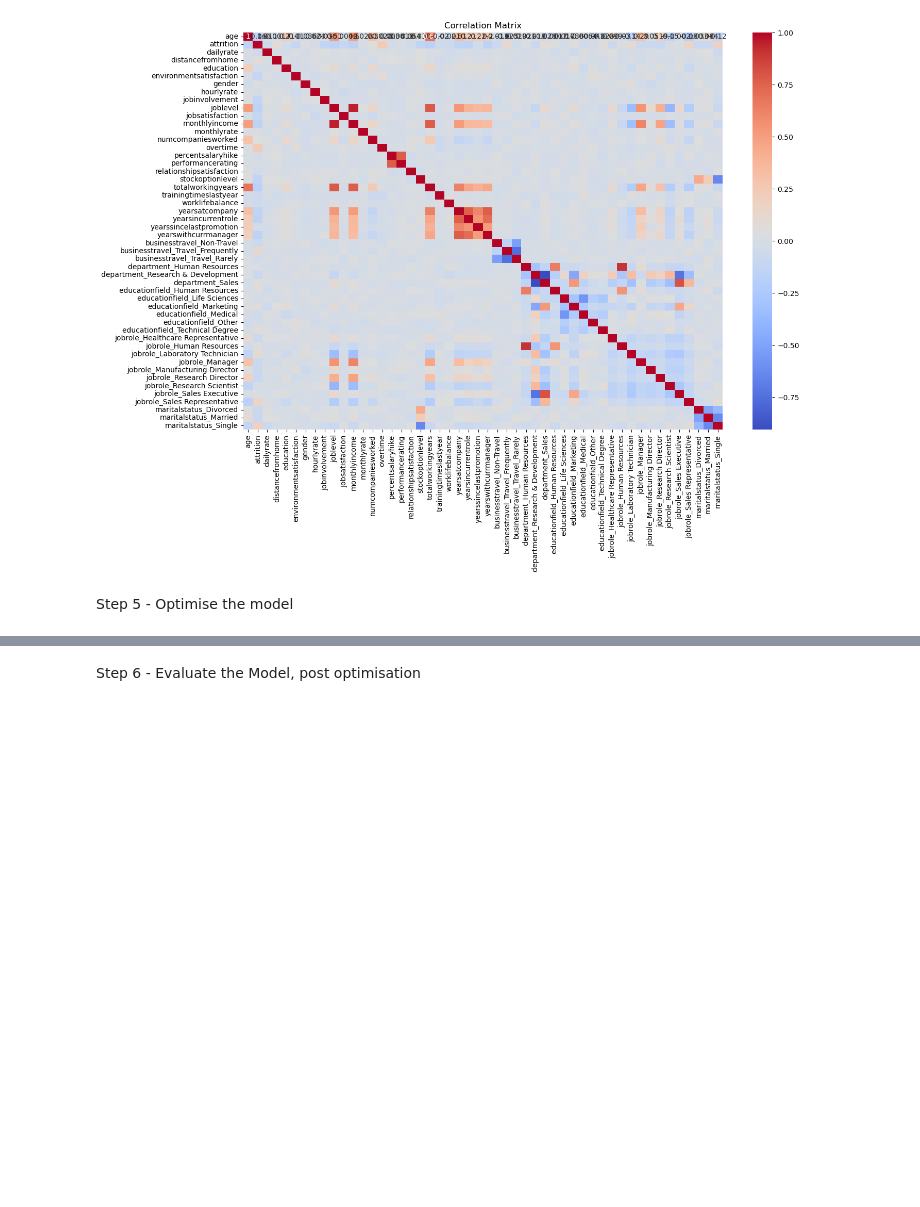
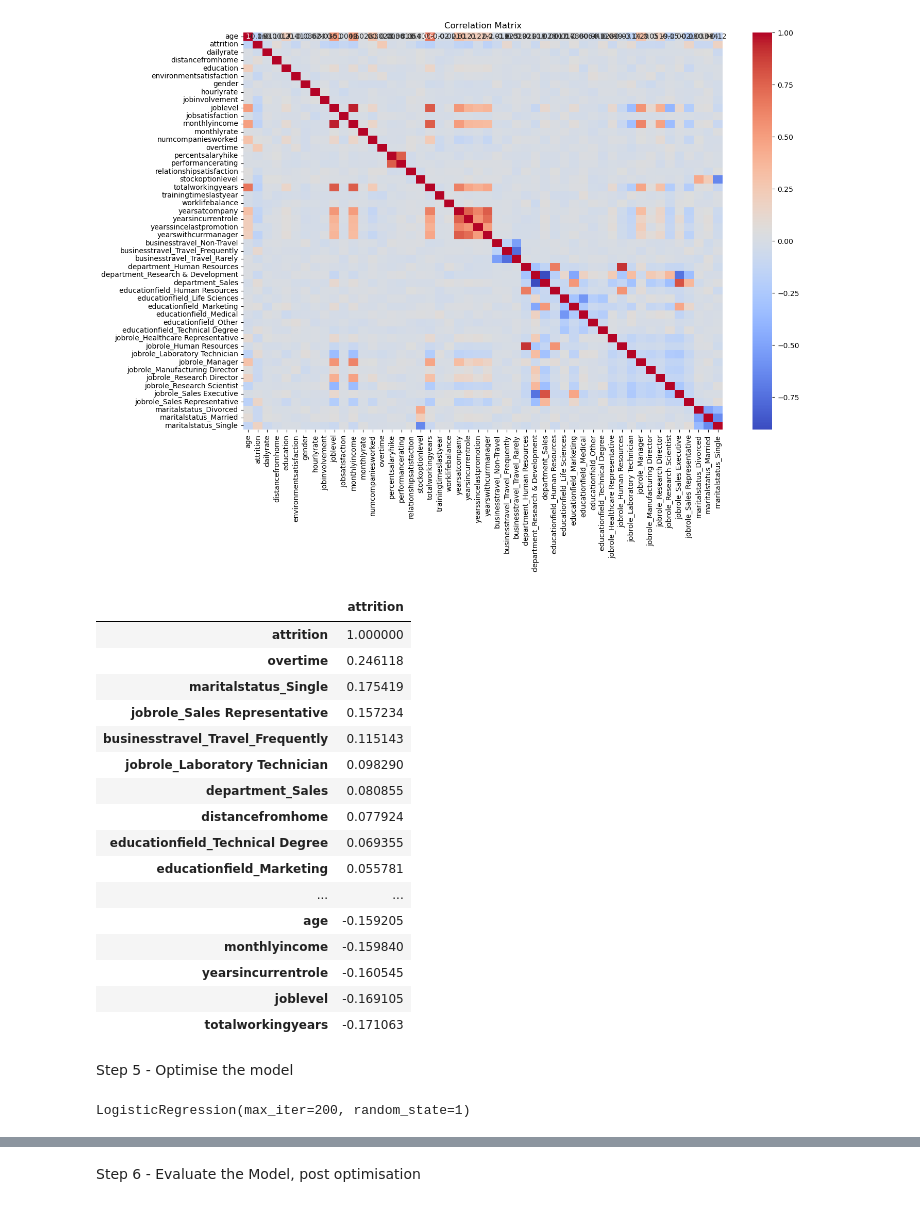
Before and after one commit to ddaniel2024/Project-4, a Jupyter notebook: attrition_analysis_optimisation_correlation_analysis.ipynb, the cells around one changed output, grey strips where cells are left out. Cells and saved outputs as stored; diff of their text form; code cells hidden in the pictures; blank space fills up the shorter version.

```diff
--- a/attrition_analysis_optimisation_correlation_analysis.ipynb
+++ b/attrition_analysis_optimisation_correlation_analysis.ipynb
@@ -258,5 +240,32 @@ plt.savefig("output/correlation_matrix", bbox_inches = 'tight')
 plt.show()
 # %% [output]
 [figure]
+# %%
+# Correlation with target variable 'Attrition_Yes'
+corr_target = corr_matrix["attrition"].sort_values(ascending=False)
+
+# Create a dataframe
+corr_target_df = pd.DataFrame(corr_target)
+
+# Review dataframe to see which variables have the strongest correlation with attrition
+corr_target_df
+# %% [output]
+|  | attrition |
+| attrition | 1.000000 |
+| overtime | 0.246118 |
+| maritalstatus_Single | 0.175419 |
+| jobrole_Sales Representative | 0.157234 |
+| businesstravel_Travel_Frequently | 0.115143 |
+| jobrole_Laboratory Technician | 0.098290 |
+| department_Sales | 0.080855 |
+| distancefromhome | 0.077924 |
+| educationfield_Technical Degree | 0.069355 |
+| educationfield_Marketing | 0.055781 |
+| ... | ... |
+| age | -0.159205 |
+| monthlyincome | -0.159840 |
+| yearsincurrentrole | -0.160545 |
+| joblevel | -0.169105 |
+| totalworkingyears | -0.171063 |
 # %% [markdown]
 Step 5 - Optimise the model
@@ -262,0 +286,5 @@ Step 5 - Optimise the model
+# %%
+# Fit the optimised data to the model
+model.fit(X_train, y_train)
+# %% [output]
+LogisticRegression(max_iter=200, random_state=1)
```
Also changed, not shown: parts of 9 cells of this notebook, 4 other files.
